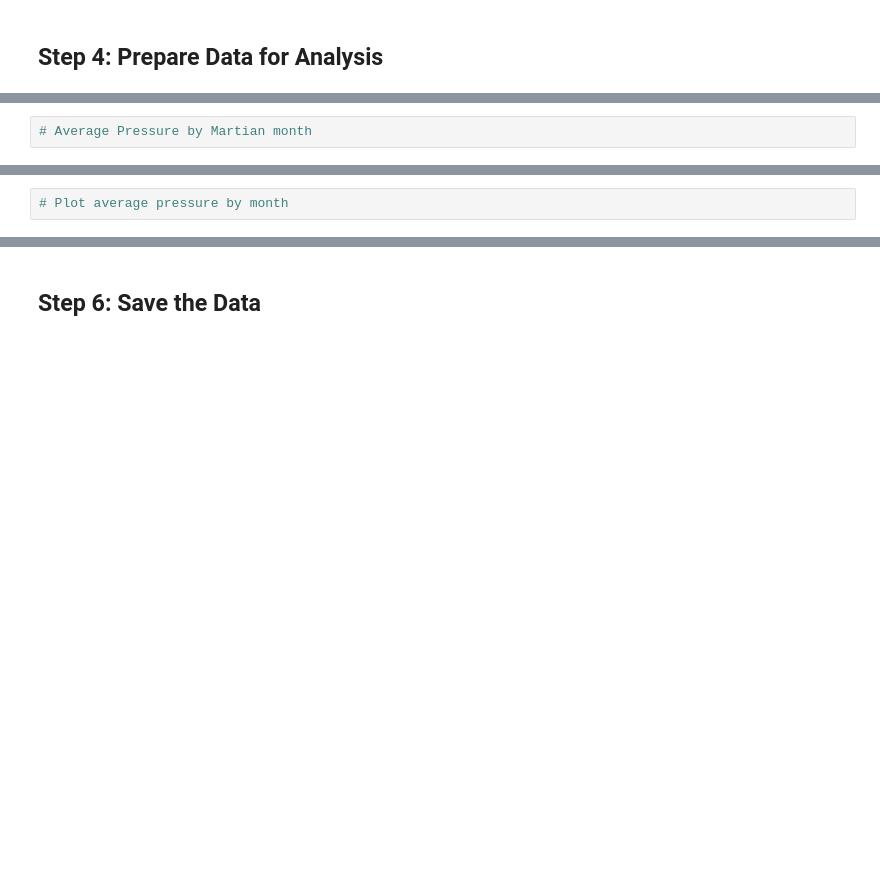
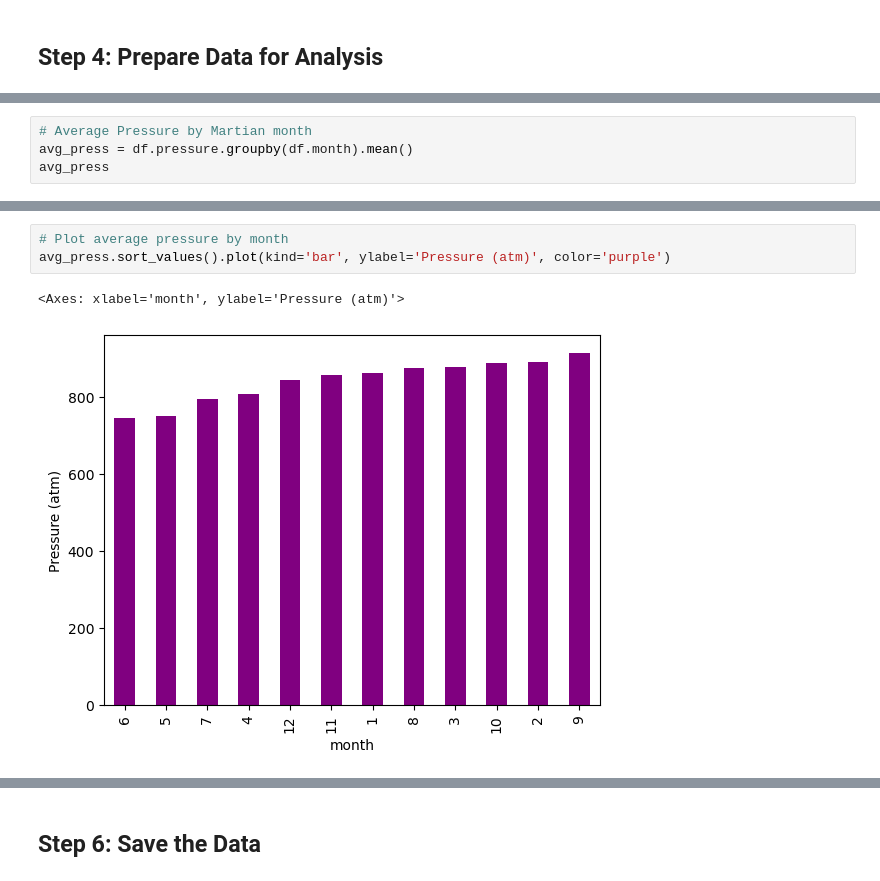
Before and after one commit to martabaker/ds_module_11_data_collection, a Jupyter notebook: Starter_Code/Mars Website.ipynb, the cells around one changed output, grey strips where cells are left out. Cells and saved outputs as stored; diff of their text form; blank space fills up the shorter version.

```diff
--- a/Starter_Code/Mars Website.ipynb
+++ b/Starter_Code/Mars Website.ipynb
@@ -74,2 +197,4 @@ Write-up:
 # %%
 # Average Pressure by Martian month
+avg_press = df.pressure.groupby(df.month).mean()
+avg_press
@@ -76,5 +216,9 @@ Write-up:
 # %%
 # Plot average pressure by month
+avg_press.sort_values().plot(kind='bar', ylabel='Pressure (atm)', color='purple')
+# %% [output]
+<Axes: xlabel='month', ylabel='Pressure (atm)'>
+[figure, added]
 # %%
 # How many terrestrial (earth) days are there in a Martian year?
 # Plot daily minimum temperature (y-axis); x-axis is the day of the year
```
Also changed, not shown: parts of 15 cells of this notebook, 1 other file.
